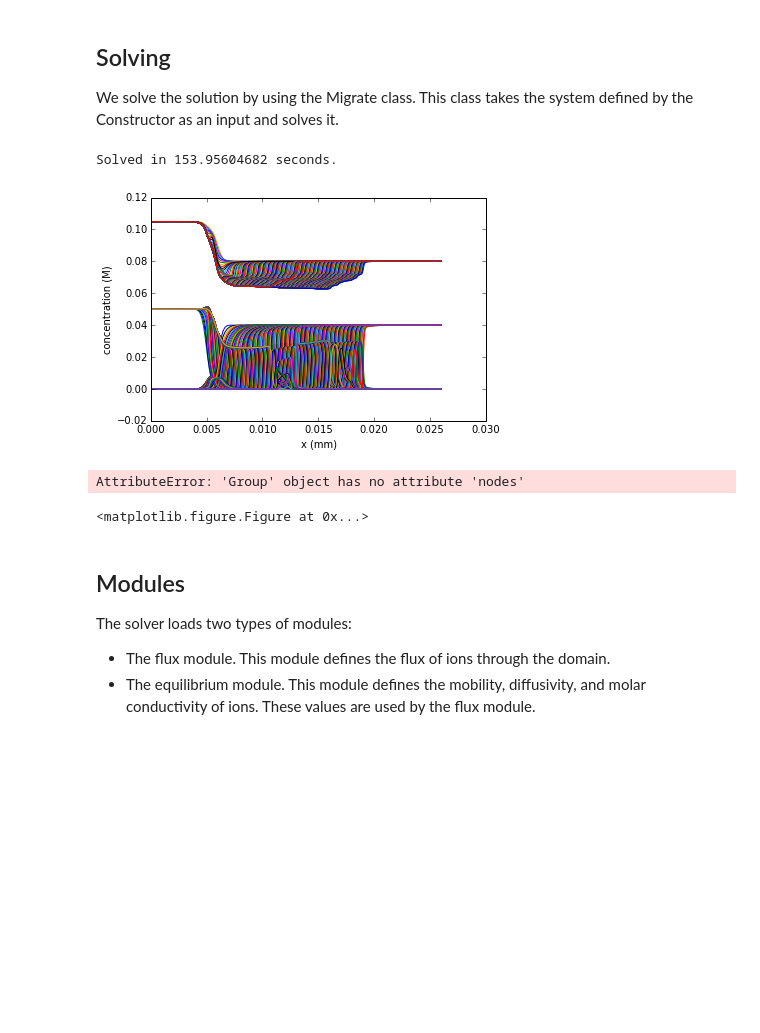
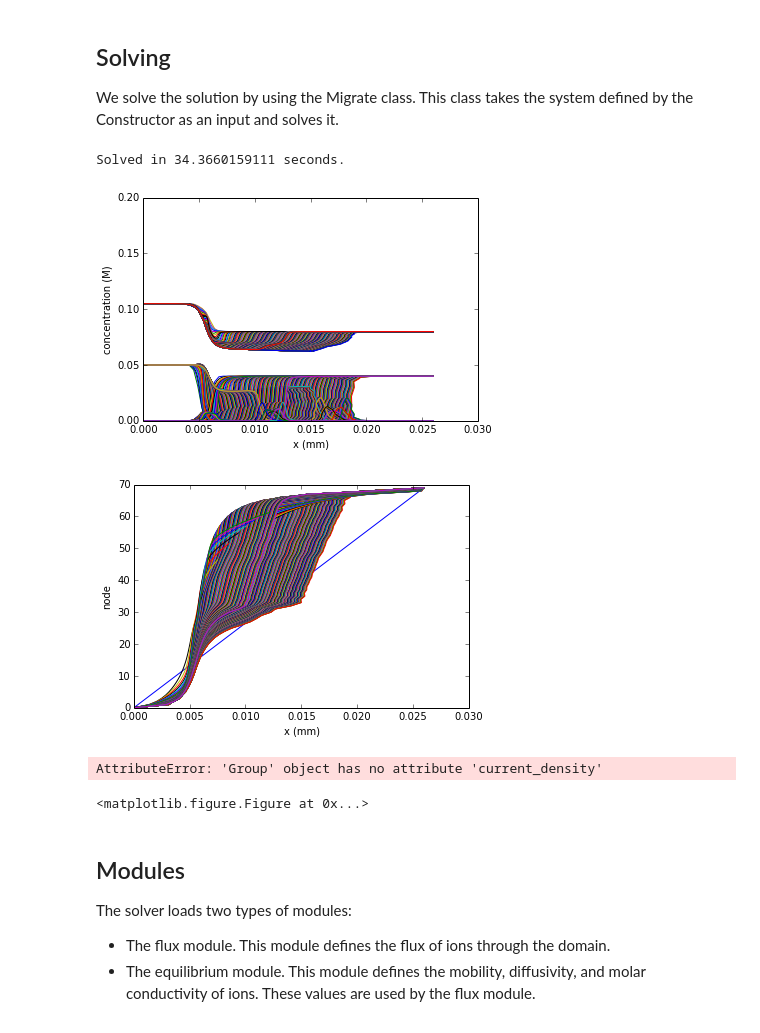
Before and after one commit to lewisamarshall/emigrate, a Jupyter notebook: Tutorial.ipynb, the cells around one changed output. Saved outputs shown, nothing was run; the diff lists cells and outputs as text; code cells hidden in the pictures; blank space fills up the shorter version.

```diff
--- a/Tutorial.ipynb
+++ b/Tutorial.ipynb
@@ -25,7 +25,7 @@ solutions = [ionize.Solution(['hepes', 'tris'], [.05, .105]),
             ]
 system = emigrate.Electrolyte().construct(
                          lengths=[.005, .001, .02],
-                         n_nodes=150,
+                         n_nodes=70,
                          interface_length=.0005,
                          solutions=solutions,
                          voltage= -50, current_density=None,
@@ -44,7 +44,7 @@ Solving
 -------
 We solve the solution by using the Migrate class. This class takes the system defined by the Constructor as an input and solves it.
 # %%
-solver = emigrate.Migrate(system, 'slip', filename='test_4.hdf5')
+solver = emigrate.Migrate(system, 'slip', filename='test.hdf5')
 # solver.set_reference_frame(ionize.load_ion('hydrochloric acid'))
 tmax = 200
 dt = 1
@@ -55,41 +55,44 @@ if profile:
     cProfile.run("solver.solve(tmax, dt, method=ode_solver)")
 else:
     epoch = time.time()
-    solver.solve(tmax, dt, method=ode_solver)
+    solver.solve(tmax, dt, method=ode_solver, precondition=True)
     print 'Solved in {} seconds.'.format(time.time()-epoch)
 show()
 # %% [output]
-Solved in 153.95604682 seconds.
+Solved in 34.3660159111 seconds.
 # %%
 for t, electrolyte in solver.electromigration.electrolytes.items():
+#     if t != 0:
         for ion_concentration in electrolyte['concentrations']:
             plot(electrolyte['nodes'], ion_concentration, '-')
 xlabel('x (mm)')
 ylabel('concentration (M)')
-# ylim([0, .2])
+ylim([0, .2])
 show()
+
+# figure()
+# for t, electrolyte in solver.electromigration.electrolytes.items():
+#         plot(electrolyte.nodes*1000, electrolyte.pH, '-')
+# xlabel('x (mm)')
+# ylabel('pH')
+# show()
 
 figure()
 for t, electrolyte in solver.electromigration.electrolytes.items():
-        plot(electrolyte.nodes*1000, electrolyte.pH, '-')
-xlabel('x (mm)')
-ylabel('pH')
-show()
-
-figure()
-for t, electrolyte in solver.electromigration.electrolytes.items():
-    plot(electrolyte.nodes*100, range(len(electrolyte.nodes)))
+    plot(electrolyte['nodes'], range(len(electrolyte['nodes'])))
 ylabel('node')
 xlabel('x (mm)')
 show()
 # %% [output]
-[figure, old version]
+[figure, new version]
-AttributeError: 'Group' object has no attribute 'nodes'
-<matplotlib.figure.Figure at 0x...>
+[figure, added]
 # %%
 figure()
 plot([electrolyte.current_density for electrolyte in solver.electromigration.electrolytes.values()])
 show()
+# %% [output]
+AttributeError: 'Group' object has no attribute 'current_density'
+<matplotlib.figure.Figure at 0x...>
 # %% [markdown]
 Modules
 -------
```
Also changed, not shown: 1 other file.
